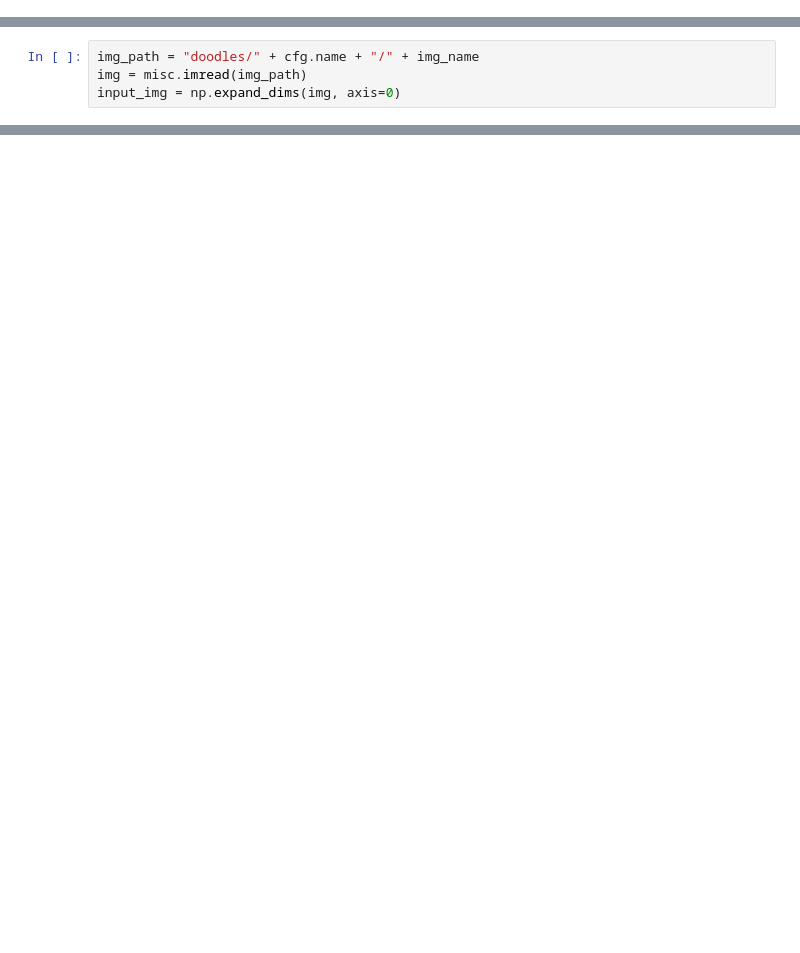
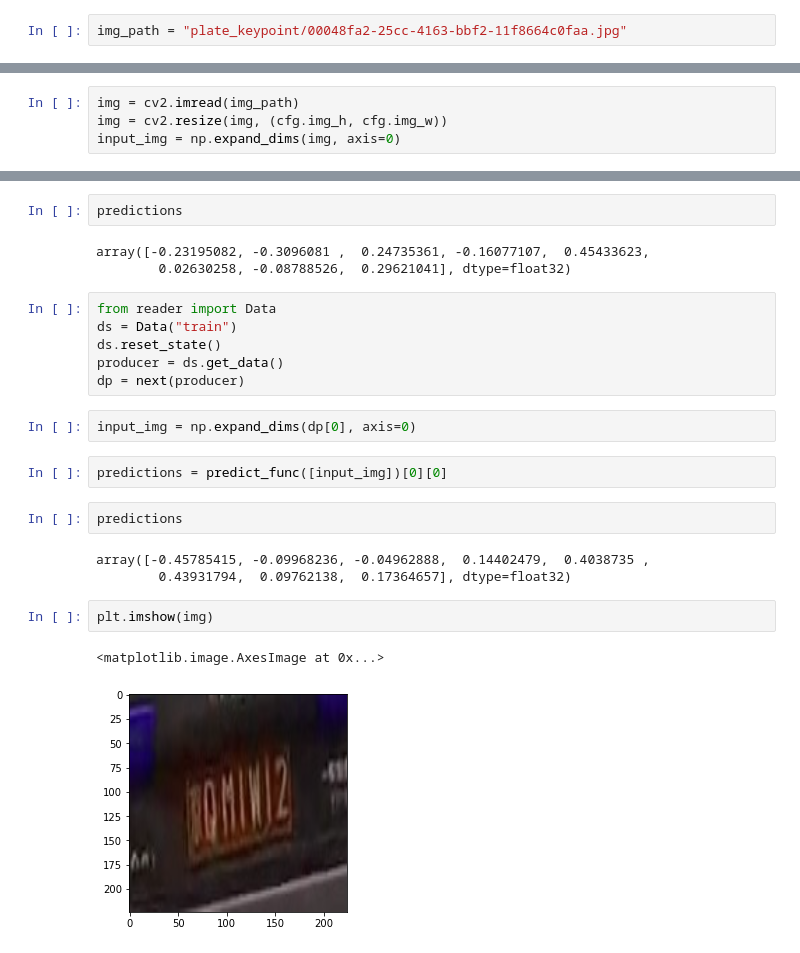
Before and after one commit to JesseYang/BonePoint, a Jupyter notebook: predict_plate.ipynb, the cells around one changed output, grey strips where cells are left out. Saved outputs shown, nothing was run; the diff lists cells and outputs as text; blank space fills up the shorter version.

```diff
--- a/predict_plate.ipynb
+++ b/predict_plate.ipynb
@@ -21,3 +16,5 @@ img_name = "0d041d4e-7743-43bb-9547-4733ddac43e6.png"
+# %%
+img_path = "plate_keypoint/00048fa2-25cc-4163-bbf2-11f8664c0faa.jpg"
 # %%
 # initialize the model
 depth = 18
@@ -32,6 +47,6 @@ predict_func = OfflinePredictor(predict_config)
 # %%
-img_path = "doodles/" + cfg.name + "/" + img_name
-img = misc.imread(img_path)
+img = cv2.imread(img_path)
+img = cv2.resize(img, (cfg.img_h, cfg.img_w))
 input_img = np.expand_dims(img, axis=0)
 # %%
 predictions = predict_func([input_img])[0][0]
@@ -38,0 +53,25 @@ norm_bones = predictions
+# %%
+predictions
+# %% [output]
+array([-0.23195082, -0.3096081 ,  0.24735361, -0.16077107,  0.45433623,
+        0.02630258, -0.08788526,  0.29621041], dtype=float32)
+# %%
+from reader import Data
+ds = Data("train")
+ds.reset_state()
+producer = ds.get_data()
+dp = next(producer)
+# %%
+input_img = np.expand_dims(dp[0], axis=0)
+# %%
+predictions = predict_func([input_img])[0][0]
+# %%
+predictions
+# %% [output]
+array([-0.45785415, -0.09968236, -0.04962888,  0.14402479,  0.4038735 ,
+        0.43931794,  0.09762138,  0.17364657], dtype=float32)
+# %%
+plt.imshow(img)
+# %% [output]
+<matplotlib.image.AxesImage at 0x...>
+[figure, added]
```
Also changed, not shown: parts of 7 cells of this notebook, 7 other files.
